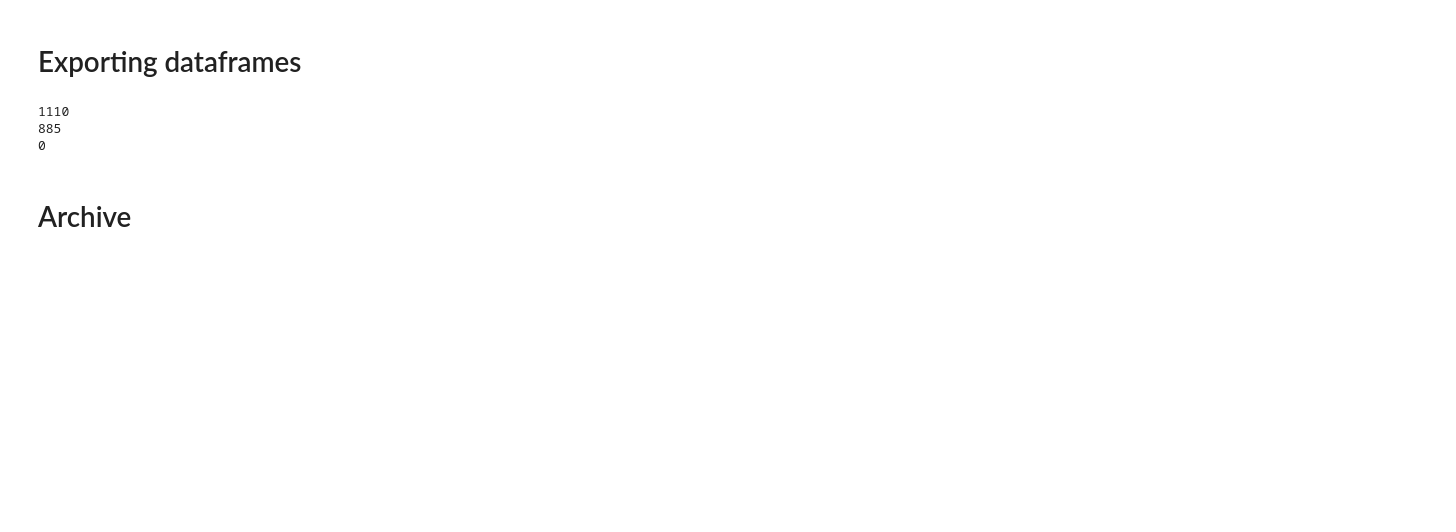
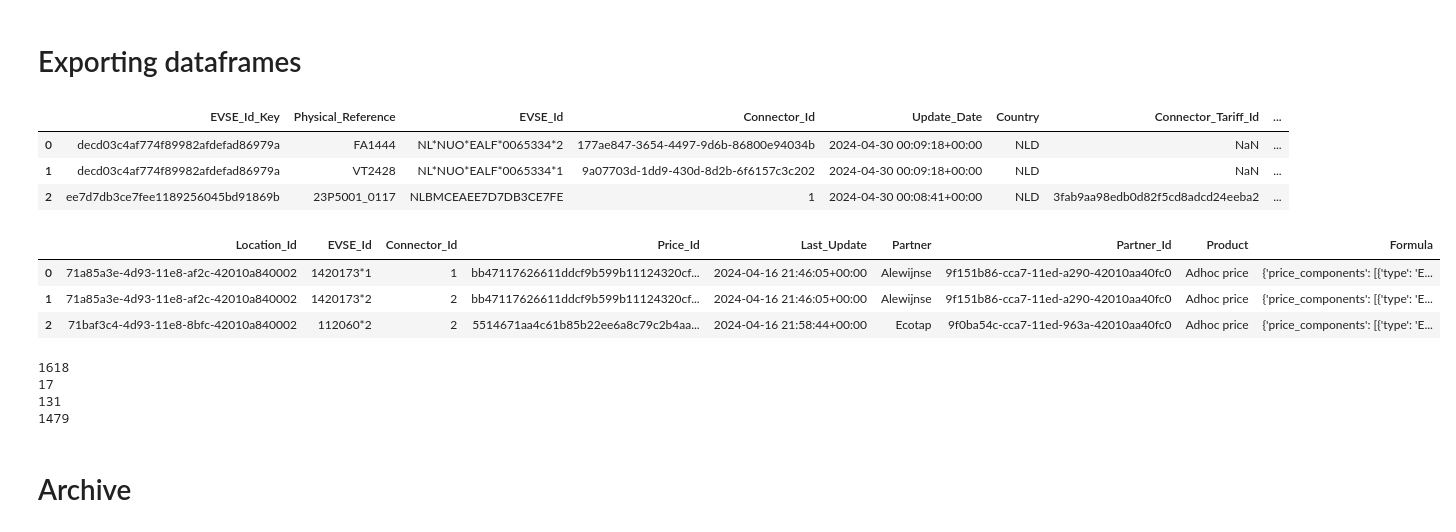
Before and after one commit to chavannep/EcoMovement_Bemo, a Jupyter notebook: Notebook_eval_EcoMovement.ipynb, the cells around one changed output. Drawn from its saved outputs; the diff is of its cells as text; code cells hidden in the pictures; blank space fills up the shorter version.

```diff
--- a/Notebook_eval_EcoMovement.ipynb
+++ b/Notebook_eval_EcoMovement.ipynb
@@ -244,11 +593,27 @@ NameError: name 'data' is not defined
 # %% [markdown]
 # Exporting dataframes
+# %%
+display(df_evse.loc[:2])
+# %% [output]
+|  | EVSE_Id_Key | Physical_Reference | EVSE_Id | Connector_Id | Update_Date | Country | Connector_Tariff_Id | ... |
+| 0 | decd03c4af774f89982afdefad86979a | FA1444 | NL*NUO*EALF*0065334*2 | 177ae847-3654-4497-9d6b-86800e94034b | 2024-04-30 00:09:18+00:00 | NLD | NaN | ... |
+| 1 | decd03c4af774f89982afdefad86979a | VT2428 | NL*NUO*EALF*0065334*1 | 9a07703d-1dd9-430d-8d2b-6f6157c3c202 | 2024-04-30 00:09:18+00:00 | NLD | NaN | ... |
+| 2 | ee7d7db3ce7fee1189256045bd91869b | 23P5001_0117 | NLBMCEAEE7D7DB3CE7FE | 1 | 2024-04-30 00:08:41+00:00 | NLD | 3fab9aa98edb0d82f5cd8adcd24eeba2 | ... |
+# %%
+display(df_tariff.loc[:2])
+# %% [output]
+|  | Location_Id | EVSE_Id | Connector_Id | Price_Id | Last_Update | Partner | Partner_Id | Product | Formula |
+| 0 | 71a85a3e-4d93-11e8-af2c-42010a840002 | 1420173*1 | 1 | bb47117626611ddcf9b599b11124320cf... | 2024-04-16 21:46:05+00:00 | Alewijnse | 9f151b86-cca7-11ed-a290-42010aa40fc0 | Adhoc price | {'price_components': [{'type': 'E... |
+| 1 | 71a85a3e-4d93-11e8-af2c-42010a840002 | 1420173*2 | 2 | bb47117626611ddcf9b599b11124320cf... | 2024-04-16 21:46:05+00:00 | Alewijnse | 9f151b86-cca7-11ed-a290-42010aa40fc0 | Adhoc price | {'price_components': [{'type': 'E... |
+| 2 | 71baf3c4-4d93-11e8-8bfc-42010a840002 | 112060*2 | 2 | 5514671aa4c61b85b22ee6a8c79c2b4aa... | 2024-04-16 21:58:44+00:00 | Ecotap | 9f0ba54c-cca7-11ed-963a-42010aa40fc0 | Adhoc price | {'price_components': [{'type': 'E... |
 # %%
-print(df_cpo.shape[0])
+print(df_location.shape[0])
 print(df_evse.shape[0])
-print(df_tariff.shape[0])
+print(df_pricing.shape[0])
+print(df_pricing_id.shape[0])
 # %% [output]
-1110
-885
-0
+1618
+17
+131
+1479
 # %%
```
Also changed, not shown: parts of 43 cells of this notebook.
